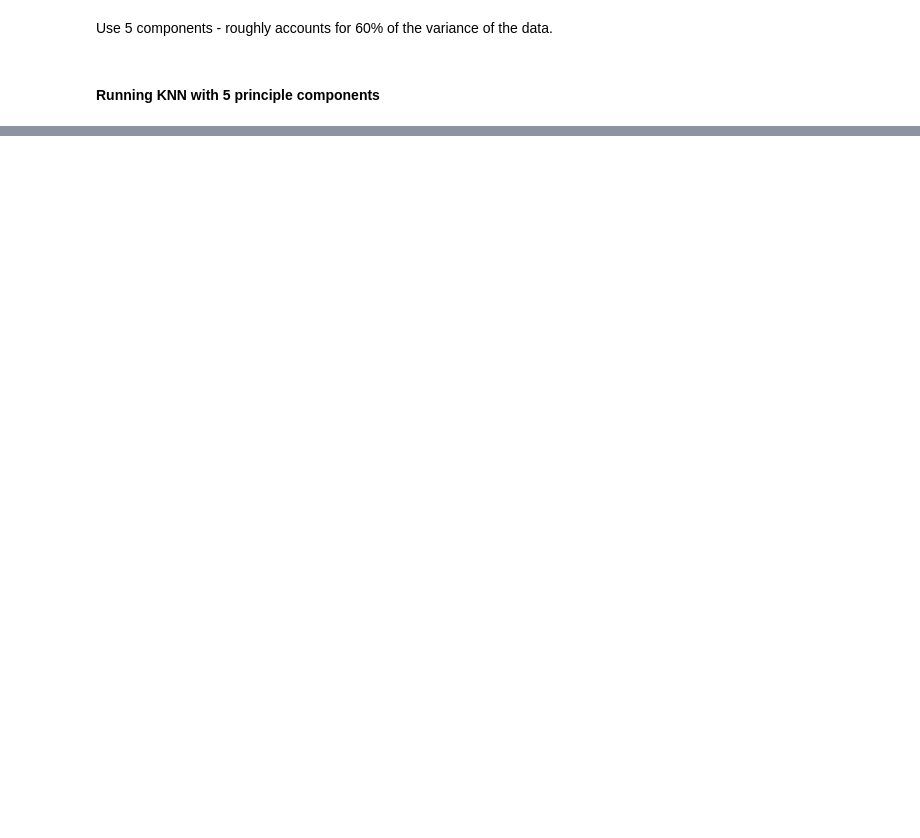
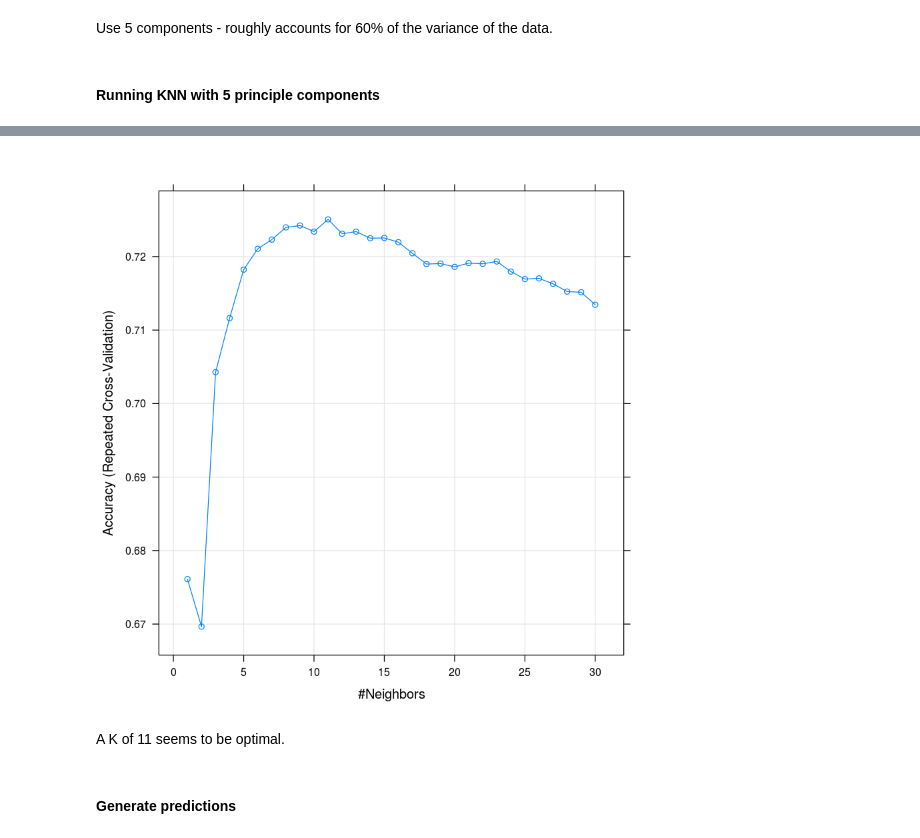
Before and after one commit to yeachan153/Big-Data-Analytics, a Jupyter notebook: Sensor Classification Project/Analysis .ipynb, the cells around one changed output, grey strips where cells are left out. Cells and saved outputs as stored; diff of their text form; code cells hidden in the pictures; blank space fills up the shorter version.

```diff
--- a/Sensor Classification Project/Analysis .ipynb
+++ b/Sensor Classification Project/Analysis .ipynb
@@ -136,0 +134,27 @@ KNN_test = cbind(KNN_test, KNN_unnecessary_test)
+# %%
+library(doMC)
+
+# Use parallel processing
+registerDoMC(cores = 8)
+
+# Reset dtypes
+KNN_train$activity = as.character(KNN_train$activity)
+KNN_train$PC1 = as.numeric(as.character(KNN_train$PC1))
+KNN_train$PC2 = as.numeric(as.character(KNN_train$PC2))
+KNN_train$PC3 = as.numeric(as.character(KNN_train$PC3))
+KNN_train$PC4 = as.numeric(as.character(KNN_train$PC4))
+KNN_train$PC5 = as.numeric(as.character(KNN_train$PC5))
+
+# Set cross validation parameters - k = 8, repeats = 5
+trControl = trainControl(method  = "repeatedcv",
+                          number  = 8,
+                          allowParallel = T,
+                          repeats = 5)
+
+# Fit the data
+KNN_fit = train(activity ~ .,
+             method     = "knn",
+             tuneGrid   = expand.grid(k = 1:30),
+             trControl  = trControl,
+             metric     = "Accuracy",
+             data       = KNN_train)
@@ -136,0 +188,8 @@ KNN_test = cbind(KNN_test, KNN_unnecessary_test)
+# %%
+plot(KNN_fit)
+# %% [output]
+[figure, added]
+# %% [markdown]
+A K of 11 seems to be optimal.
+# %% [markdown]
+#### Generate predictions
```
Also changed, not shown: parts of 8 cells of this notebook, 2 other files.
